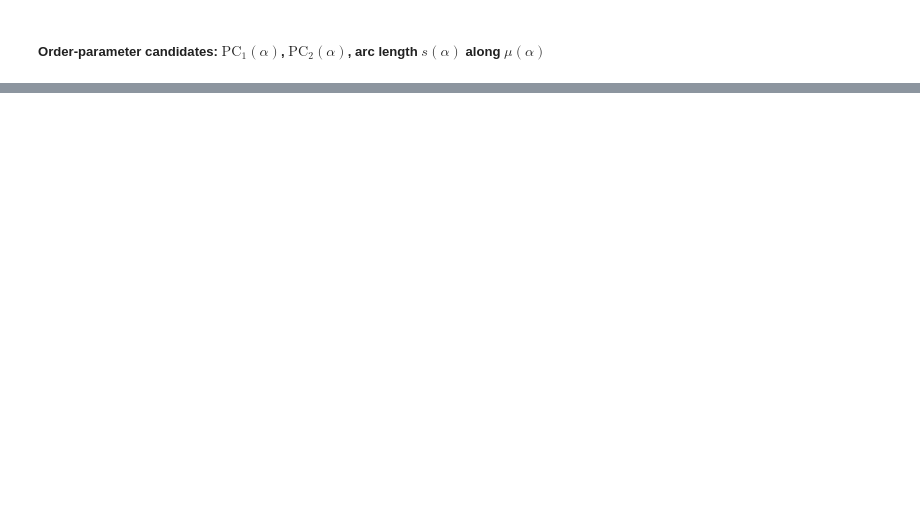
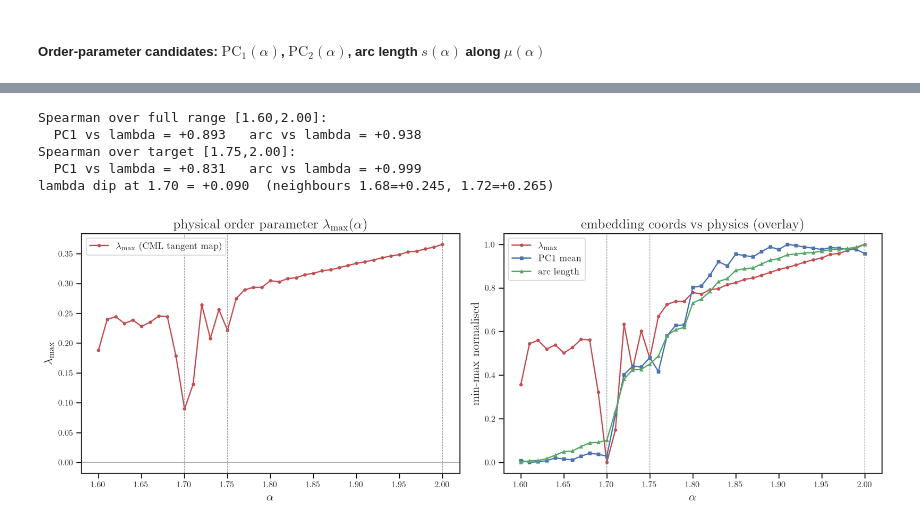
Before and after one commit to willedibam/mts-spi-study-cluster, a Jupyter notebook: notebooks/embeddings/cml-param-sweep.ipynb, the cells around one changed output, grey strips where cells are left out. Drawn from its saved outputs; the diff is of its cells as text; code cells hidden in the pictures; blank space fills up the shorter version.

```diff
--- a/notebooks/embeddings/cml-param-sweep.ipynb
+++ b/notebooks/embeddings/cml-param-sweep.ipynb
@@ -752,0 +218,64 @@ k-NN k=5, UMAP-2D                    0.0262        2.62
+# %%
+from scipy.stats import spearmanr, pearsonr
+
+# --- largest Lyapunov exponent of the exact CML (Benettin), seed-averaged ---
+# N_LAT, EPS come from the Config cell (auto-tracks regenerations)
+
+def _cml_step(x, a, e=EPS):
+    fx = 1.0 - a * x * x
+    return (1 - e) * fx + (e / 2.0) * (np.roll(fx, 1) + np.roll(fx, -1))
+
+def largest_lyap(a, seed, transient=3000, n_iter=10000, e=EPS, N=N_LAT):
+    rng = np.random.default_rng(seed)
+    x = rng.random(N)
+    for _ in range(transient):
+        x = _cml_step(x, a, e)
+    v = rng.standard_normal(N); v /= np.linalg.norm(v); acc = 0.0
+    for _ in range(n_iter):
+        fp = -2.0 * a * x                       # f'(x_i)
+        g = fp * v                              # apply diag(f') first
+        w = (1 - e) * g + (e / 2.0) * (np.roll(g, 1) + np.roll(g, -1))  # then coupling
+        nrm = np.linalg.norm(w); acc += np.log(nrm); v = w / nrm
+        x = _cml_step(x, a, e)
+    return acc / n_iter
+
+lam = np.array([np.mean([largest_lyap(a, s) for s in range(3)]) for a in alpha_grid])
+
+# embedding order parameters (from earlier cells)
+pc1_mean = mu[:, 0]
+seg = np.linalg.norm(np.diff(mu[:, :2], axis=0), axis=1)
+arc = np.concatenate([[0.0], np.cumsum(seg)])
+
+hi = alpha_grid >= 1.75  # user's target window sti-ii -> fdstc
+print("Spearman over full range [1.60,2.00]:")
+print(f"  PC1 vs lambda = {spearmanr(pc1_mean, lam).statistic:+.3f}   arc vs lambda = {spearmanr(arc, lam).statistic:+.3f}")
+print("Spearman over target [1.75,2.00]:")
+print(f"  PC1 vs lambda = {spearmanr(pc1_mean[hi], lam[hi]).statistic:+.3f}   arc vs lambda = {spearmanr(arc[hi], lam[hi]).statistic:+.3f}")
+print(f"lambda dip at 1.70 = {lam[alpha_grid==1.70][0]:+.3f}  (neighbours 1.68={lam[alpha_grid==1.68][0]:+.3f}, 1.72={lam[alpha_grid==1.72][0]:+.3f})")
+
+# normalise to [0,1] for overlay
+def nrm01(z): return (z - z.min()) / (np.ptp(z) + 1e-12)
+
+fig, axes = plt.subplots(1, 2, figsize=(14, 5), dpi=180)
+ax = axes[0]
+ax.plot(alpha_grid, lam, "-o", ms=3, color="C3", label=r"$\lambda_{\max}$ (CML tangent map)")
+ax.axhline(0, color="grey", lw=0.6);
+for a in (1.70, 1.75, 2.00): ax.axvline(a, ls="--", color="grey", lw=0.6)
+ax.set_xlabel(r"$\alpha$"); ax.set_ylabel(r"$\lambda_{\max}$"); ax.legend()
+ax.set_title(r"physical order parameter $\lambda_{\max}(\alpha)$")
+
+ax = axes[1]
+ax.plot(alpha_grid, nrm01(lam),      "-o", ms=3, color="C3", label=r"$\lambda_{\max}$")
+ax.plot(alpha_grid, nrm01(pc1_mean), "-s", ms=3, color="C0", label="PC1 mean")
+ax.plot(alpha_grid, nrm01(arc),      "-^", ms=3, color="C2", label="arc length")
+for a in (1.70, 1.75, 2.00): ax.axvline(a, ls="--", color="grey", lw=0.6)
+ax.set_xlabel(r"$\alpha$"); ax.set_ylabel("min-max normalised"); ax.legend()
+ax.set_title("embedding coords vs physics (overlay)")
+plt.tight_layout(); plt.show()
+# %% [output]
+Spearman over full range [1.60,2.00]:
+  PC1 vs lambda = +0.893   arc vs lambda = +0.938
+Spearman over target [1.75,2.00]:
+  PC1 vs lambda = +0.831   arc vs lambda = +0.999
+lambda dip at 1.70 = +0.090  (neighbours 1.68=+0.245, 1.72=+0.265)
+[figure, added]
```
Also changed, not shown: parts of 41 cells of this notebook, 19 other files.
